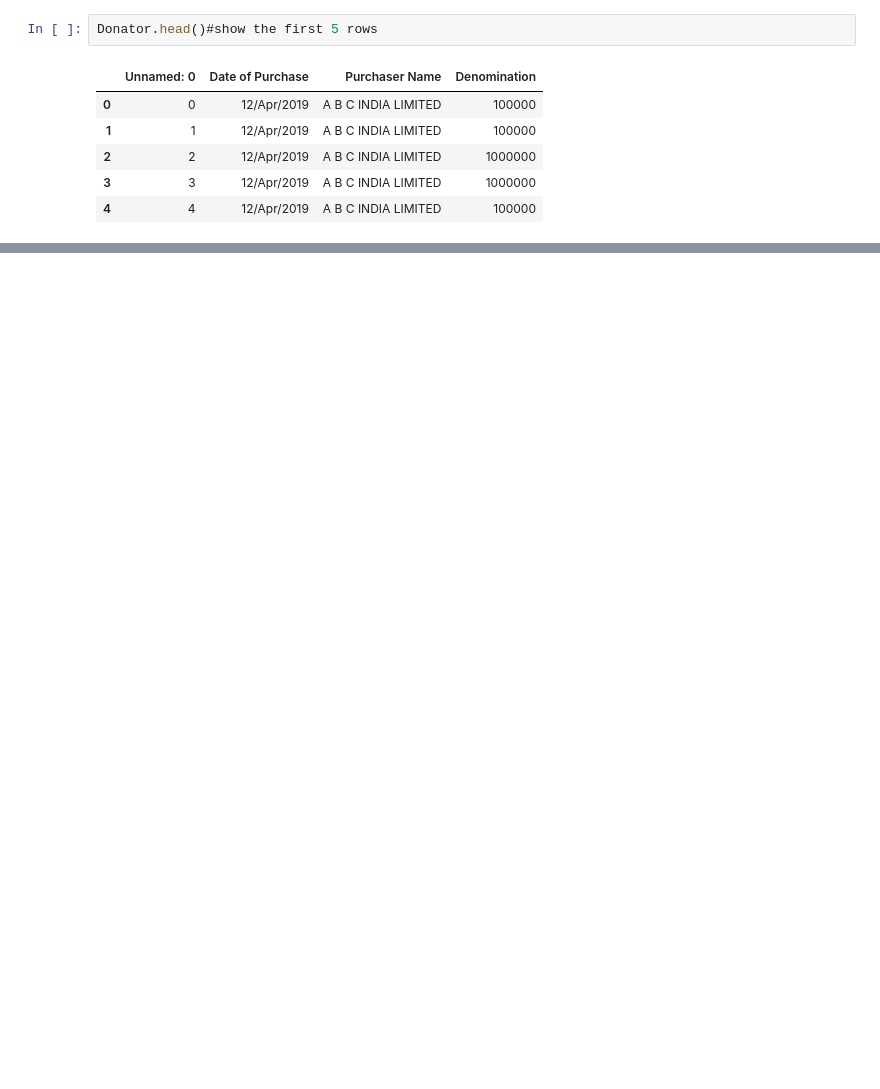
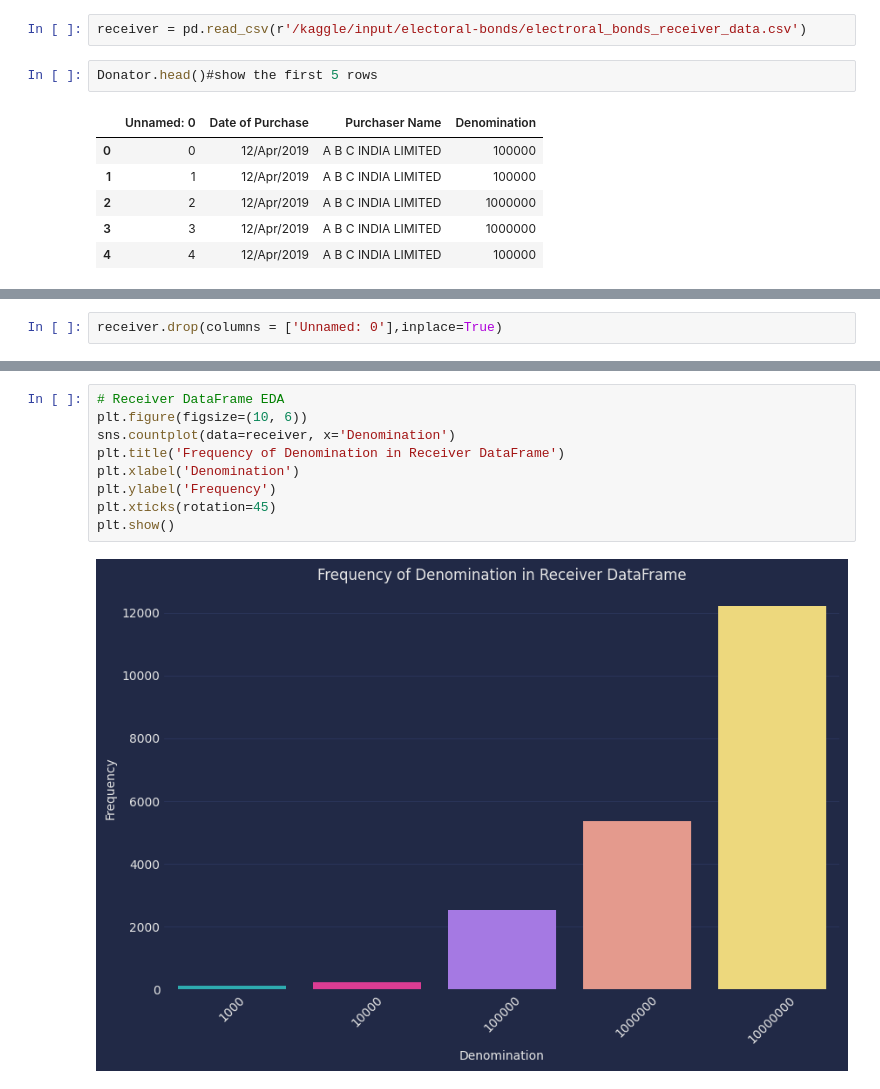
Before and after one commit to AshadullahDanish/EDA, a Jupyter notebook: electoral-bonds-deep-down-analysis.ipynb, the cells around one changed output, grey strips where cells are left out. Saved outputs shown, nothing was run; the diff lists cells and outputs as text; blank space fills up the shorter version.

```diff
--- a/electoral-bonds-deep-down-analysis.ipynb
+++ b/electoral-bonds-deep-down-analysis.ipynb
@@ -126,6 +127,8 @@ import seaborn as sns
 🔘 We read the data through the Python Pandas library, in order to convert it into a data frame, and then facilitate analysis **(EDA)**
 # %%
 Donator = pd.read_csv(r'/kaggle/input/electoral-bonds/electroral_bonds_buyer_data.csv')
+# %%
+receiver = pd.read_csv(r'/kaggle/input/electoral-bonds/electroral_bonds_receiver_data.csv')
 # %%
 Donator.head()#show the first 5 rows
 # %% [output]
@@ -137,0 +187,2 @@ Donator.head()#show the first 5 rows
+# %%
+receiver.drop(columns = ['Unnamed: 0'],inplace=True)
@@ -137,0 +289,11 @@ Donator.head()#show the first 5 rows
+# %%
+# Receiver DataFrame EDA
+plt.figure(figsize=(10, 6))
+sns.countplot(data=receiver, x='Denomination')
+plt.title('Frequency of Denomination in Receiver DataFrame')
+plt.xlabel('Denomination')
+plt.ylabel('Frequency')
+plt.xticks(rotation=45)
+plt.show()
+# %% [output]
+[figure, added]
```
Also changed, not shown: parts of 26 cells of this notebook.
